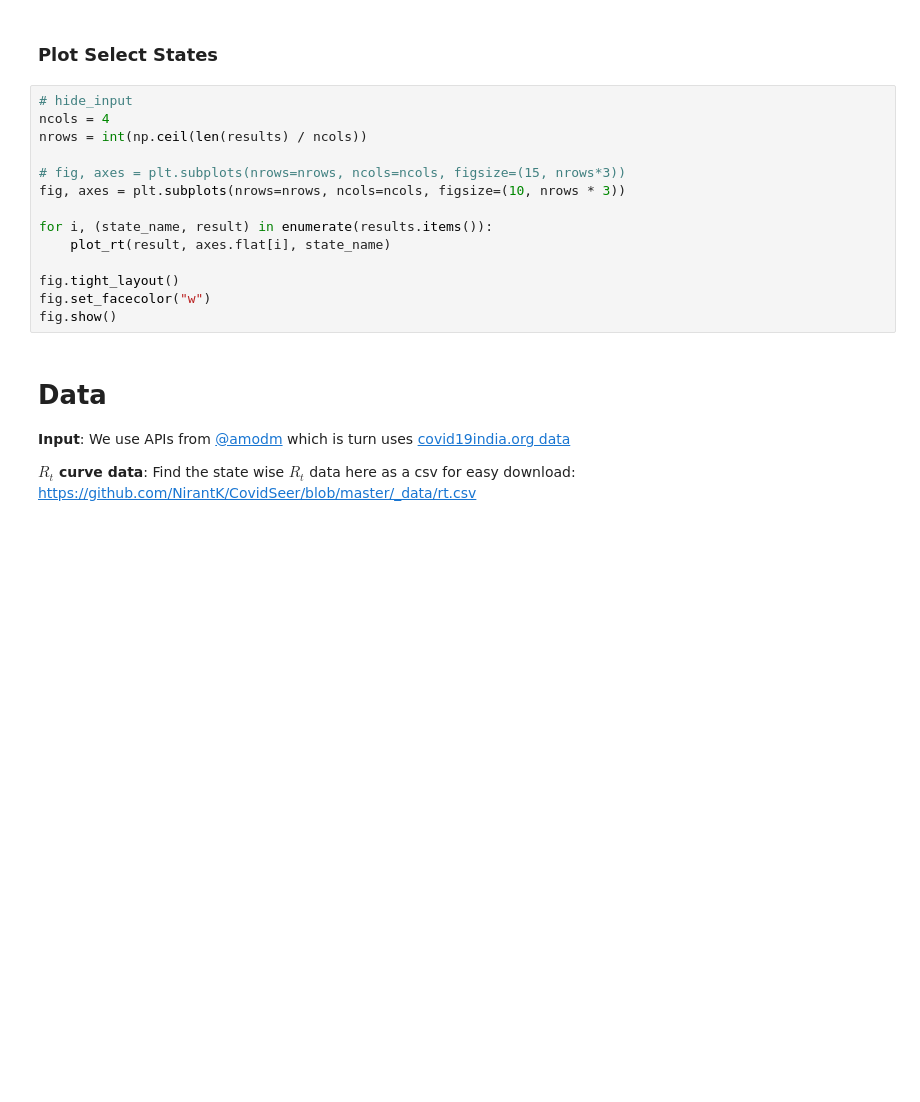
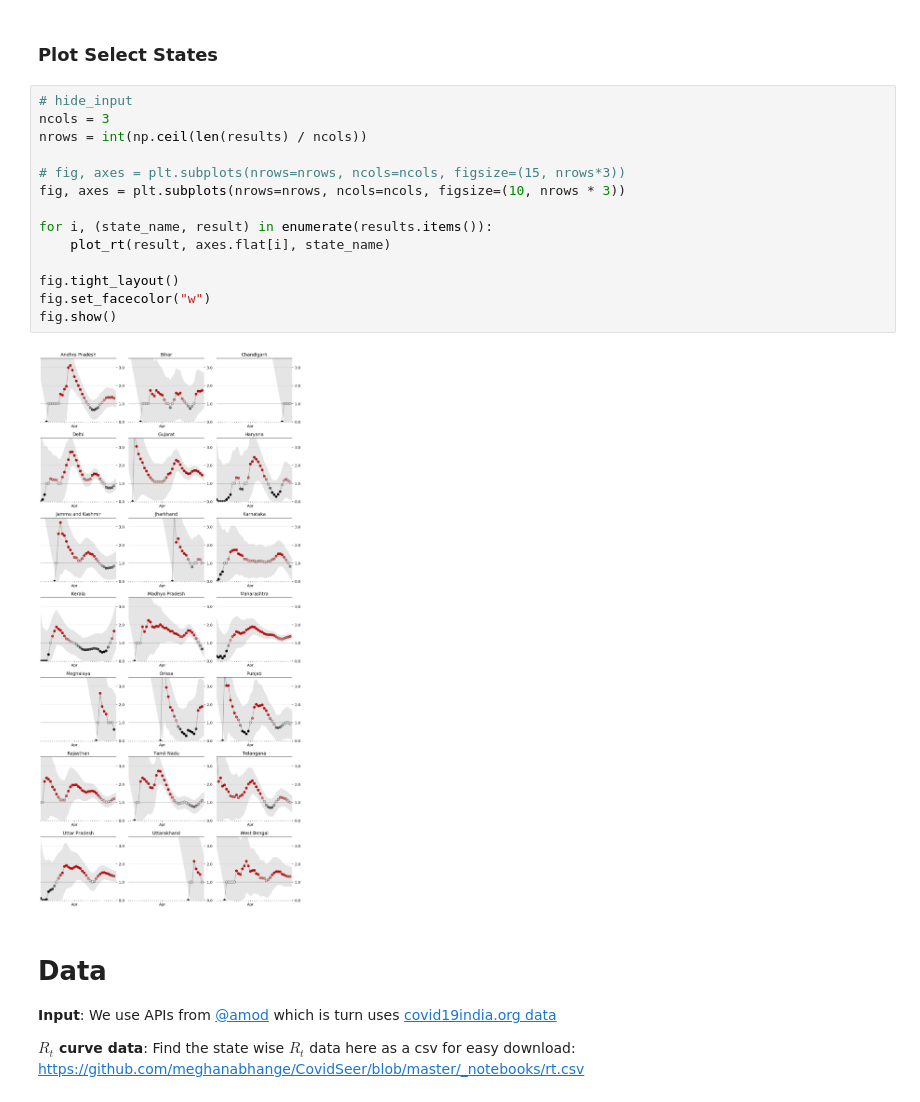
Before and after one commit to NirantK/CovidSeer, a Jupyter notebook: _notebooks/2020-04-18-IndiaRt.ipynb, the cells around one changed output. Drawn from its saved outputs; the diff is of its cells as text; blank space fills up the shorter version.

Commit message:
Keep Meghana's notebook

```diff
--- a/_notebooks/2020-04-18-IndiaRt.ipynb
+++ b/_notebooks/2020-04-18-IndiaRt.ipynb
@@ -557,25 +560,27 @@ Processing Jammu and Kashmir
 ### Plot Select States
 # %%
 # hide_input
-ncols = 4
+ncols = 3
 nrows = int(np.ceil(len(results) / ncols))
 
 # fig, axes = plt.subplots(nrows=nrows, ncols=ncols, figsize=(15, nrows*3))
 fig, axes = plt.subplots(nrows=nrows, ncols=ncols, figsize=(10, nrows * 3))
 
 for i, (state_name, result) in enumerate(results.items()):
     plot_rt(result, axes.flat[i], state_name)
 
 fig.tight_layout()
 fig.set_facecolor("w")
 fig.show()
+# %% [output]
+[figure, added]
 # %% [markdown]
 # Data
 
-**Input**: We use APIs from [@amodm](https://api.rootnet.in/) which is turn uses [covid19india.org data](https://api.covid19india.org)
+**Input**: We use APIs from [@amod](https://api.rootnet.in/) which is turn uses [covid19india.org data](https://api.covid19india.org)
 
 **$R_t$ curve data**:
-Find the state wise $R_t$ data here as a csv for easy download: https://github.com/NirantK/CovidSeer/blob/master/_data/rt.csv
+Find the state wise $R_t$ data here as a csv for easy download: https://github.com/meghanabhange/CovidSeer/blob/master/_notebooks/rt.csv
 # %% [markdown]
 # Southern States Summary
 - Kerala: $R_t$ has been lower than 1 for a while -- and has been TRENDING TO ZERO. This rightly deserves applause.
```
Also changed, not shown: parts of 19 cells of this notebook.
